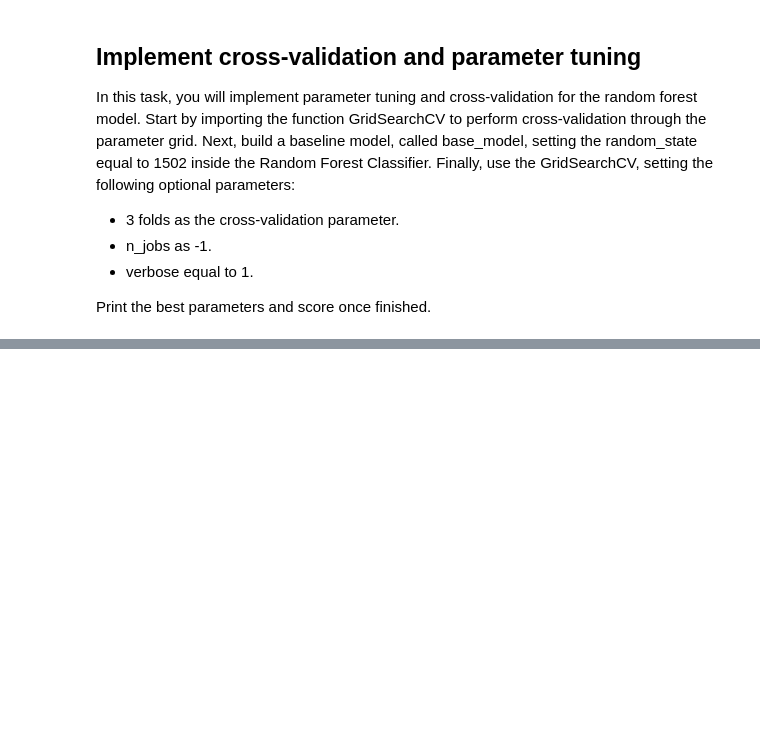
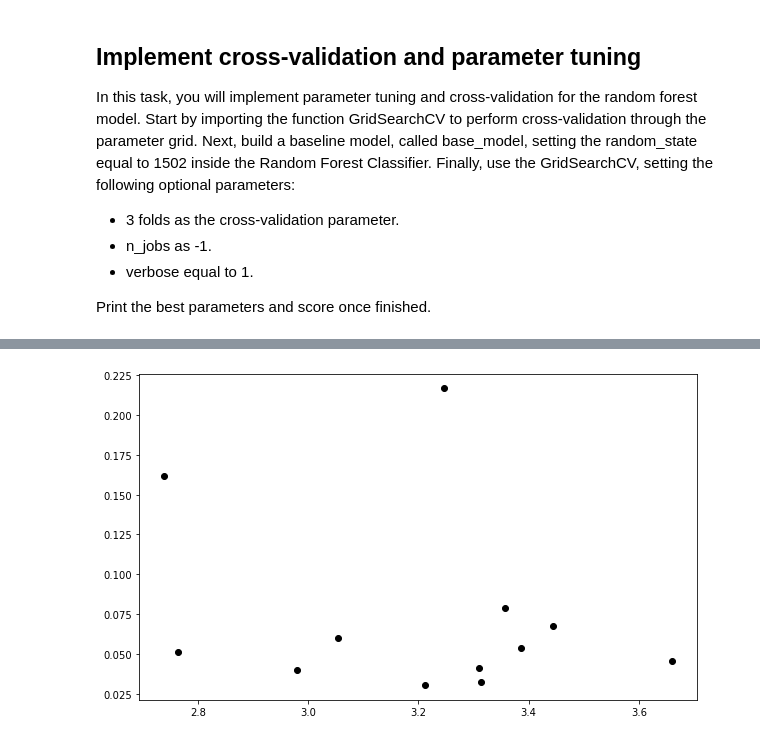
Before and after one commit to TensorTheorist/MachineLearningProjects, a Jupyter notebook: CustomerSatisfactionClassification/Starter.ipynb, the cells around one changed output, grey strips where cells are left out. Saved outputs shown, nothing was run; the diff lists cells and outputs as text; code cells hidden in the pictures; blank space fills up the shorter version.

```diff
--- a/CustomerSatisfactionClassification/Starter.ipynb
+++ b/CustomerSatisfactionClassification/Starter.ipynb
@@ -194,0 +295,18 @@ Best score:  0.9207991534946313
+# %%
+# Scoring of each driver
+scoring = X.drop(columns = ["age", "gender_Male", "lifecycle_Returning"]).mean().rename("scoring")
+# %%
+# Create DataFrame
+df_drivers = pd.concat([importance, scoring], axis = 1)
+# %%
+#set size of the graph
+fig, ax = plt.subplots(figsize=(10,6))
+
+#Scatterplot
+plt.scatter(df_drivers["scoring"],
+            df_drivers["importance"],
+            color = "black")
+
+plt.show()
+# %% [output]
+[figure, added]
```
Also changed, not shown: parts of 23 cells of this notebook.
